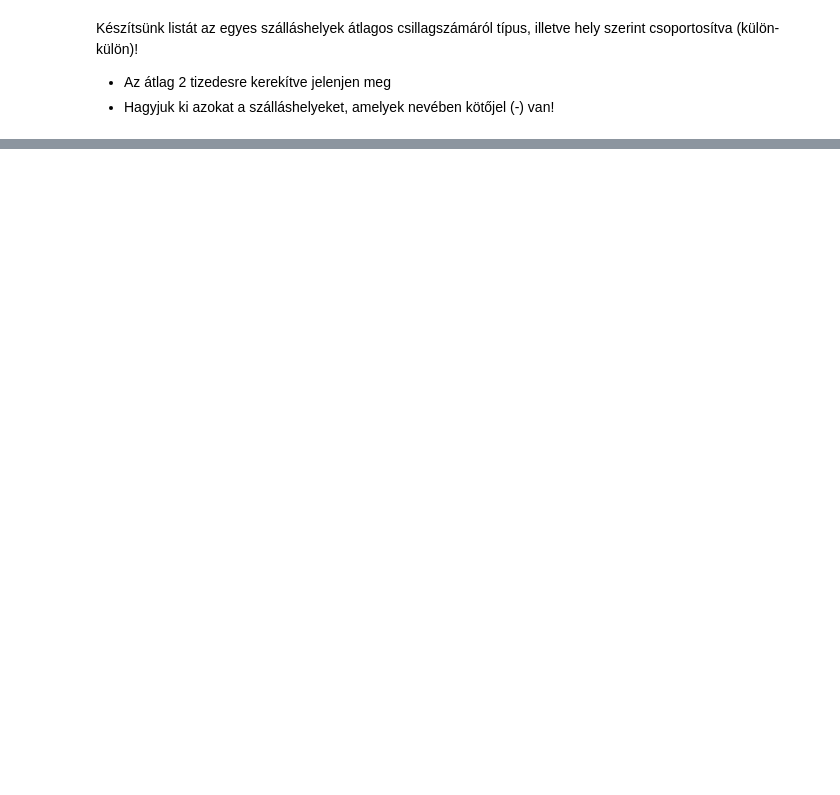
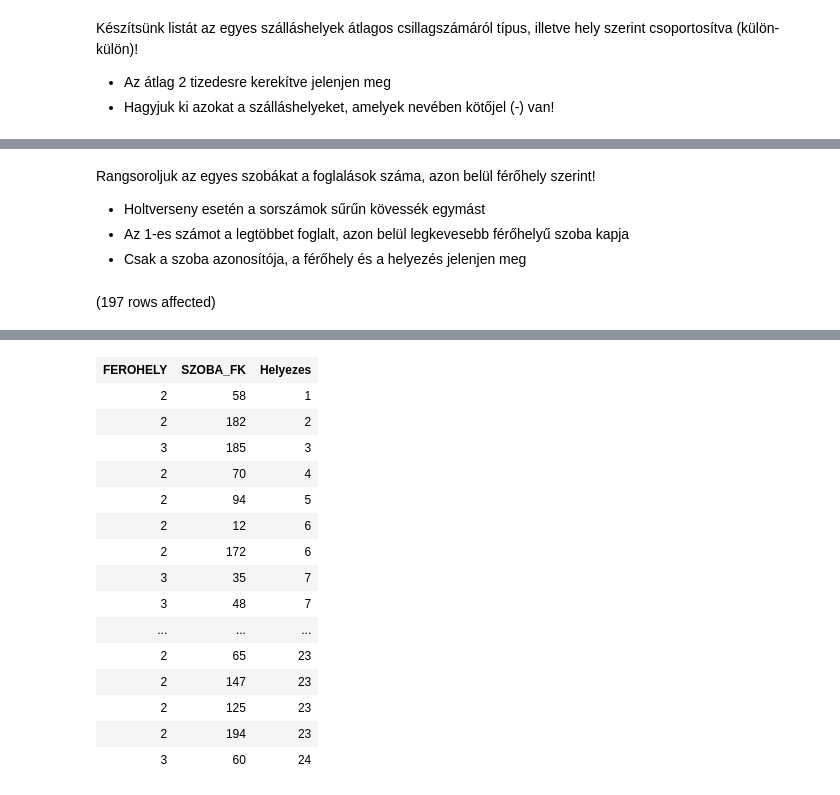
Before and after one commit to AbelKornel/adatbazisok, a Jupyter notebook: zh2.ipynb, the cells around one changed output, grey strips where cells are left out. Saved outputs shown, nothing was run; the diff lists cells and outputs as text; code cells hidden in the pictures; blank space fills up the shorter version.

```diff
--- a/zh2.ipynb
+++ b/zh2.ipynb
@@ -7,0 +26,13 @@ FROM
+# %% [markdown]
+Rangsoroljuk az egyes szobákat a foglalások száma, azon belül férőhely szerint!
+
+- Holtverseny esetén a sorszámok sűrűn kövessék egymást
+- Az 1-es számot a legtöbbet foglalt, azon belül legkevesebb férőhelyű szoba kapja
+- Csak a szoba azonosítója, a férőhely és a helyezés jelenjen meg
+# %%
+SELECT szo.FEROHELY,f.SZOBA_FK,
+       DENSE_RANK() OVER (ORDER BY COUNT(f.FOGLALAS_PK) DESC, szo.FEROHELY ASC) AS Helyezés
+FROM Szoba szo JOIN Foglalas f ON f.SZOBA_FK = szo.SZOBA_ID
+GROUP BY szo.FEROHELY, f.SZOBA_FK
+# %% [output]
+(197 rows affected)
@@ -7,0 +40,16 @@ FROM
+| FEROHELY | SZOBA_FK | Helyezes |
+| 2 | 58 | 1 |
+| 2 | 182 | 2 |
+| 3 | 185 | 3 |
+| 2 | 70 | 4 |
+| 2 | 94 | 5 |
+| 2 | 12 | 6 |
+| 2 | 172 | 6 |
+| 3 | 35 | 7 |
+| 3 | 48 | 7 |
+| ... | ... | ... |
+| 2 | 65 | 23 |
+| 2 | 147 | 23 |
+| 2 | 125 | 23 |
+| 2 | 194 | 23 |
+| 3 | 60 | 24 |
```
Also changed, not shown: parts of 5 cells of this notebook.
